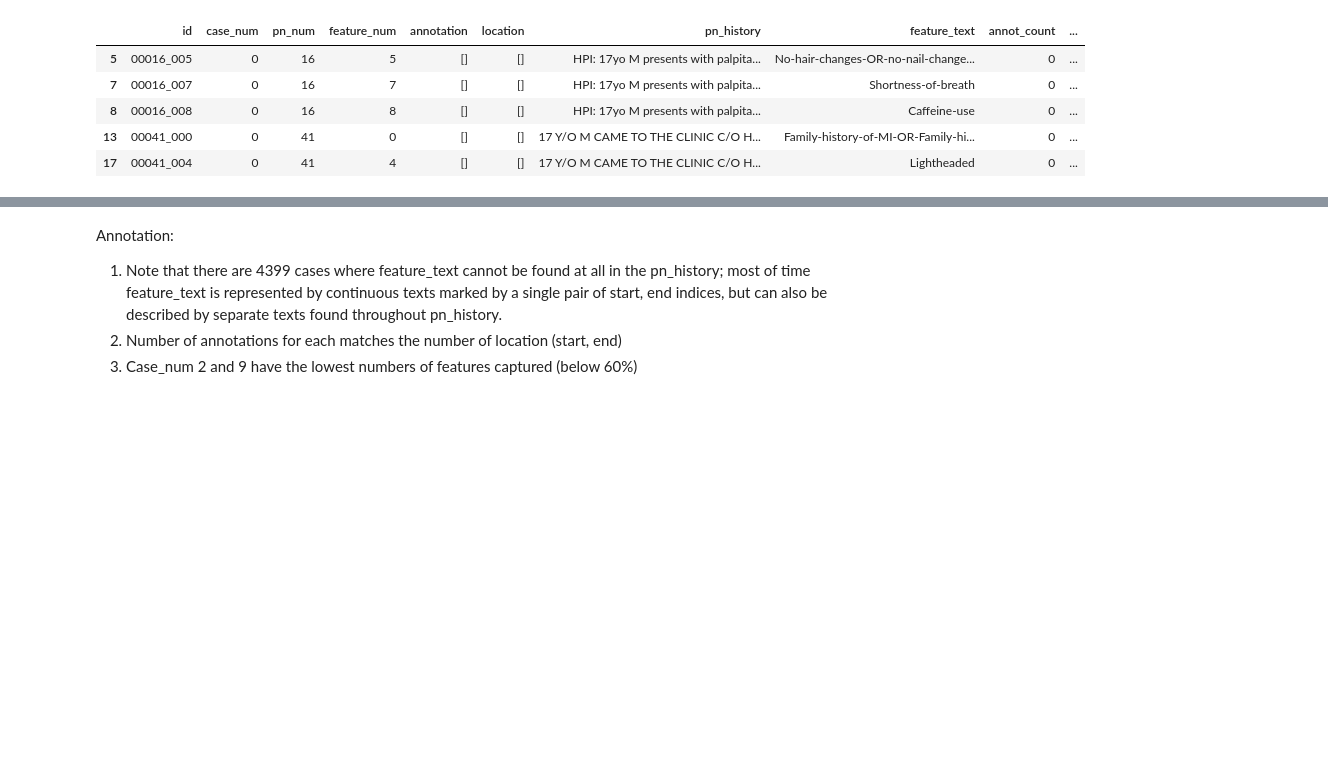
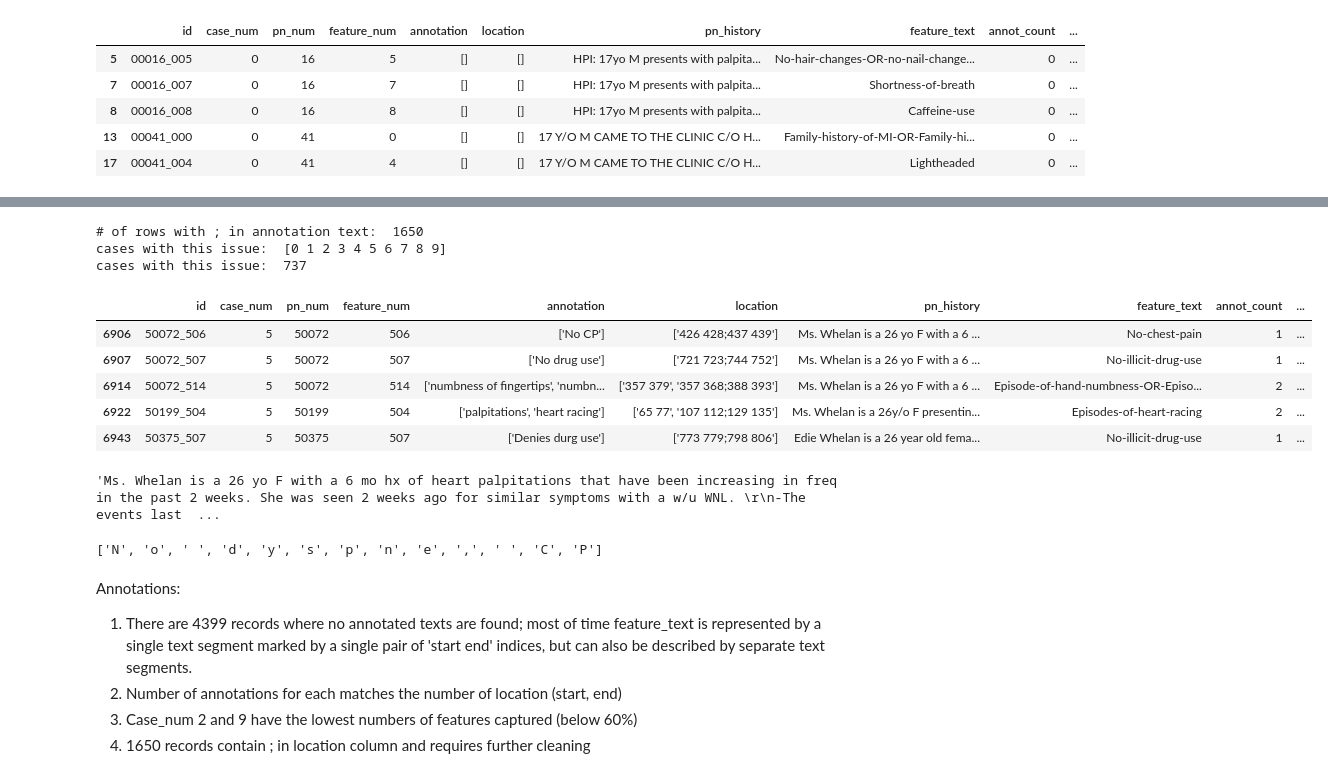
Before and after one commit to jsqzhu/nbme, a Jupyter notebook: 01-NBME-EDA.ipynb, the cells around one changed output, grey strips where cells are left out. Drawn from its saved outputs; the diff is of its cells as text; code cells hidden in the pictures; blank space fills up the shorter version.

```diff
--- a/01-NBME-EDA.ipynb
+++ b/01-NBME-EDA.ipynb
@@ -248,8 +273,37 @@ Features captured per case in training data:
+# %%
+annotation_abnormaly = data[data['location'].str.contains(';')]
+# %%
+print('# of rows with ; in annotation text: ', annotation_abnormaly.shape[0])
+print('cases with this issue: ', annotation_abnormaly['case_num'].unique())
+print('cases with this issue: ', annotation_abnormaly['pn_num'].nunique())
+# %% [output]
+# of rows with ; in annotation text:  1650
+cases with this issue:  [0 1 2 3 4 5 6 7 8 9]
+cases with this issue:  737
+# %%
+annotation_abnormaly[(annotation_abnormaly['case_num']==5)].head()
+# %% [output]
+|  | id | case_num | pn_num | feature_num | annotation | location | pn_history | feature_text | annot_count | ... |
+| 6906 | 50072_506 | 5 | 50072 | 506 | ['No CP'] | ['426 428;437 439'] | Ms. Whelan is a 26 yo F with a 6 ... | No-chest-pain | 1 | ... |
+| 6907 | 50072_507 | 5 | 50072 | 507 | ['No drug use'] | ['721 723;744 752'] | Ms. Whelan is a 26 yo F with a 6 ... | No-illicit-drug-use | 1 | ... |
+| 6914 | 50072_514 | 5 | 50072 | 514 | ['numbness of fingertips', 'numbn... | ['357 379', '357 368;388 393'] | Ms. Whelan is a 26 yo F with a 6 ... | Episode-of-hand-numbness-OR-Episo... | 2 | ... |
+| 6922 | 50199_504 | 5 | 50199 | 504 | ['palpitations', 'heart racing'] | ['65 77', '107 112;129 135'] | Ms. Whelan is a 26y/o F presentin... | Episodes-of-heart-racing | 2 | ... |
+| 6943 | 50375_507 | 5 | 50375 | 507 | ['Denies durg use'] | ['773 779;798 806'] | Edie Whelan is a 26 year old fema... | No-illicit-drug-use | 1 | ... |
+# %%
+pn_50072 = annotation_abnormaly[(annotation_abnormaly['case_num']==5) & (annotation_abnormaly['pn_num']==50072)].iloc[0].pn_history
+pn_50072
+# %% [output]
+'Ms. Whelan is a 26 yo F with a 6 mo hx of heart palpitations that have been increasing in freq in the past 2 weeks. She was seen 2 weeks ago for similar symptoms with a w/u WNL. \r\n-The events last  ...
+# %%
+list(pn_50072)[426:439]
+# %% [output]
+['N', 'o', ' ', 'd', 'y', 's', 'p', 'n', 'e', ',', ' ', 'C', 'P']
 # %% [markdown]
-Annotation:
-1. Note that there are 4399 cases where feature_text cannot be found at all in the pn_history; most of time feature_text is represented by continuous texts marked by a single pair of start, end indices, but can also be described by separate texts found throughout pn_history.
+Annotations:
+1. There are 4399 records where no annotated texts are found; most of time feature_text is represented by a single text segment marked by a single pair of 'start end' indices, but can also be described by separate text segments.
 2. Number of annotations for each matches the number of location (start, end)
 3. Case_num 2 and 9 have the lowest numbers of features captured (below 60%)
+4. 1650 records contain ; in location column and requires further cleaning
 # %%
 #visualize the annotation
 #length of the annotation
```
Also changed, not shown: parts of 35 cells of this notebook.
